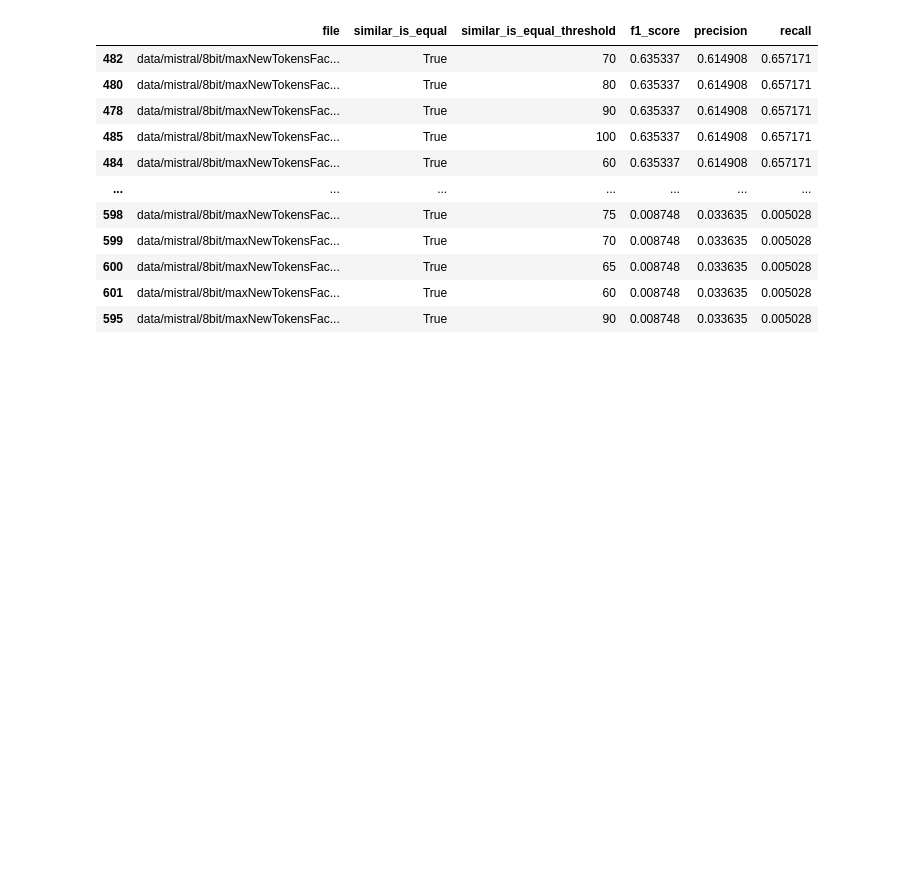
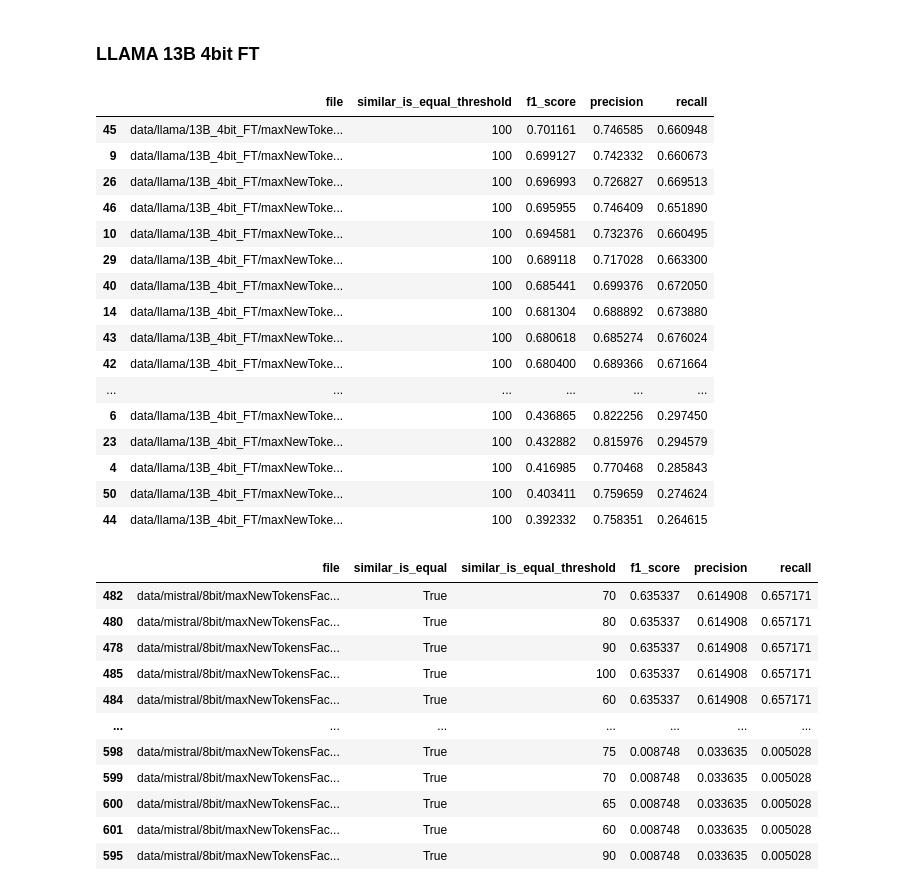
Before and after one commit to ferrazzipietro/mistral_finetuning, a Jupyter notebook: evaluation.ipynb, the cells around one changed output. Saved outputs shown, nothing was run; the diff lists cells and outputs as text; code cells hidden in the pictures; blank space fills up the shorter version.

```diff
--- a/evaluation.ipynb
+++ b/evaluation.ipynb
@@ -9,3 +11,57 @@ similar_is_equal_threshold_list = postprocessing.similar_is_equal_threshold_list
+# %% [markdown]
+### LLAMA 13B 4bit FT
+# %%
+import glob
+import pandas as pd
+from datasets import Dataset
+from config import postprocessing_params_llama as postprocessing
+from utils.evaluator import Evaluator
+from utils.output_cleaner import OutputCleaner
+
+similar_is_equal_threshold_list = [100]
+#adapters_list = generate_ft_adapters_list("enlayer1_3epochs_4bits__ft_params")
+evaluators = {}
+csv_files = glob.glob('data/llama/13B_4bit_FT/*.csv') #'data/mistral/test_data_processed/*.csv'
+#csv_files = ['data/test_data_processed/maxNewTokensFactor4_nShotsInference2_Mistral-7B-Instruct-v0.2_adapters_en.layer1_4_torch.bfloat16_16_32_0.05_2_0.0002.csv']
+evaluation_results = pd.DataFrame(columns=['file', 'similar_is_equal_threshold', 'f1_score', 'precision', 'recall'])
+output_cleaner = OutputCleaner(verbose=False)
+
+print(evaluation_results)
+for file in csv_files:
+    if file.strip().endswith('0.0008.csv'):
+        continue
+    print("FILE: " , file)
+    eval_data = Dataset.from_csv(file)
+    cleaned_data = output_cleaner.apply_cleaning(eval_data, wrong_keys_to_entity=False)
+    for similar_is_equal_threshold in similar_is_equal_threshold_list:
+        # print(f"{file}_SimilarIsEqual{similar_is_equal}_Threshold{similar_is_equal_threshold}")
+        evaluator = Evaluator(data=cleaned_data, offset=False, output_cleaner=output_cleaner)
+        evaluator.generate_evaluation_table(similar_is_equal_threshold=similar_is_equal_threshold,
+                                            words_level=True,
+                                            similarity_types=['case', 'stop_words', 'subset', 'superset'])
+        #evaluators[f"{file}_SimilarIsEqual{similar_is_equal}_Threshold{similar_is_equal_threshold}"] = evaluator
+        evaluation_results.loc[len(evaluation_results)] = {'file': file, 'similar_is_equal_threshold': similar_is_equal_threshold, 'f1_score': evaluator.evaluation_table['f1'], 'precision': evaluator.evaluation_table['precision'], 'recall': evaluator.evaluation_table['recall']}
+        # print('DONE')
+# %%
+evaluation_results[evaluation_results['similar_is_equal_threshold'] >= 100].sort_values(by='f1_score', ascending=False)
+# %% [output]
+|  | file | similar_is_equal_threshold | f1_score | precision | recall |
+| 45 | data/llama/13B_4bit_FT/maxNewToke... | 100 | 0.701161 | 0.746585 | 0.660948 |
+| 9 | data/llama/13B_4bit_FT/maxNewToke... | 100 | 0.699127 | 0.742332 | 0.660673 |
+| 26 | data/llama/13B_4bit_FT/maxNewToke... | 100 | 0.696993 | 0.726827 | 0.669513 |
+| 46 | data/llama/13B_4bit_FT/maxNewToke... | 100 | 0.695955 | 0.746409 | 0.651890 |
+| 10 | data/llama/13B_4bit_FT/maxNewToke... | 100 | 0.694581 | 0.732376 | 0.660495 |
+| 29 | data/llama/13B_4bit_FT/maxNewToke... | 100 | 0.689118 | 0.717028 | 0.663300 |
+| 40 | data/llama/13B_4bit_FT/maxNewToke... | 100 | 0.685441 | 0.699376 | 0.672050 |
+| 14 | data/llama/13B_4bit_FT/maxNewToke... | 100 | 0.681304 | 0.688892 | 0.673880 |
+| 43 | data/llama/13B_4bit_FT/maxNewToke... | 100 | 0.680618 | 0.685274 | 0.676024 |
+| 42 | data/llama/13B_4bit_FT/maxNewToke... | 100 | 0.680400 | 0.689366 | 0.671664 |
+| ... | ... | ... | ... | ... | ... |
+| 6 | data/llama/13B_4bit_FT/maxNewToke... | 100 | 0.436865 | 0.822256 | 0.297450 |
+| 23 | data/llama/13B_4bit_FT/maxNewToke... | 100 | 0.432882 | 0.815976 | 0.294579 |
+| 4 | data/llama/13B_4bit_FT/maxNewToke... | 100 | 0.416985 | 0.770468 | 0.285843 |
+| 50 | data/llama/13B_4bit_FT/maxNewToke... | 100 | 0.403411 | 0.759659 | 0.274624 |
+| 44 | data/llama/13B_4bit_FT/maxNewToke... | 100 | 0.392332 | 0.758351 | 0.264615 |
 # %%
 import glob
 import pandas as pd
```
Also changed, not shown: parts of 4 cells of this notebook, 4 other files.
